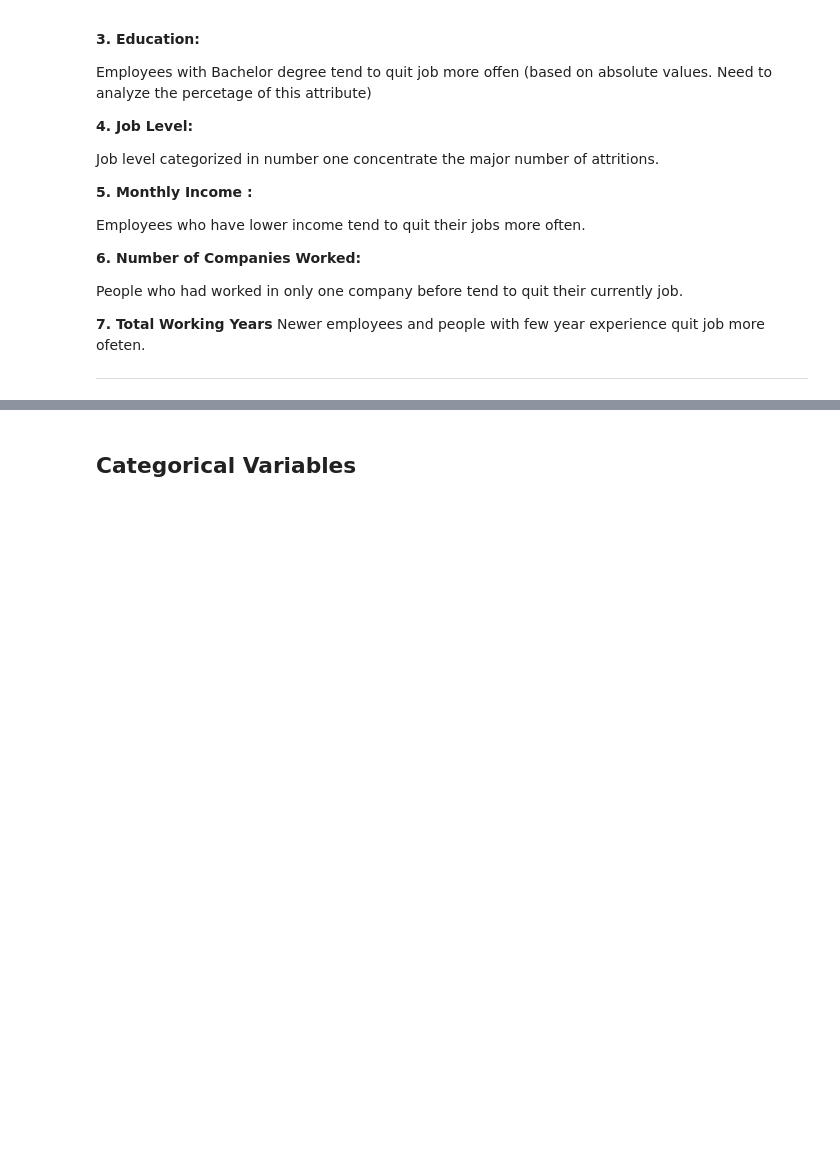
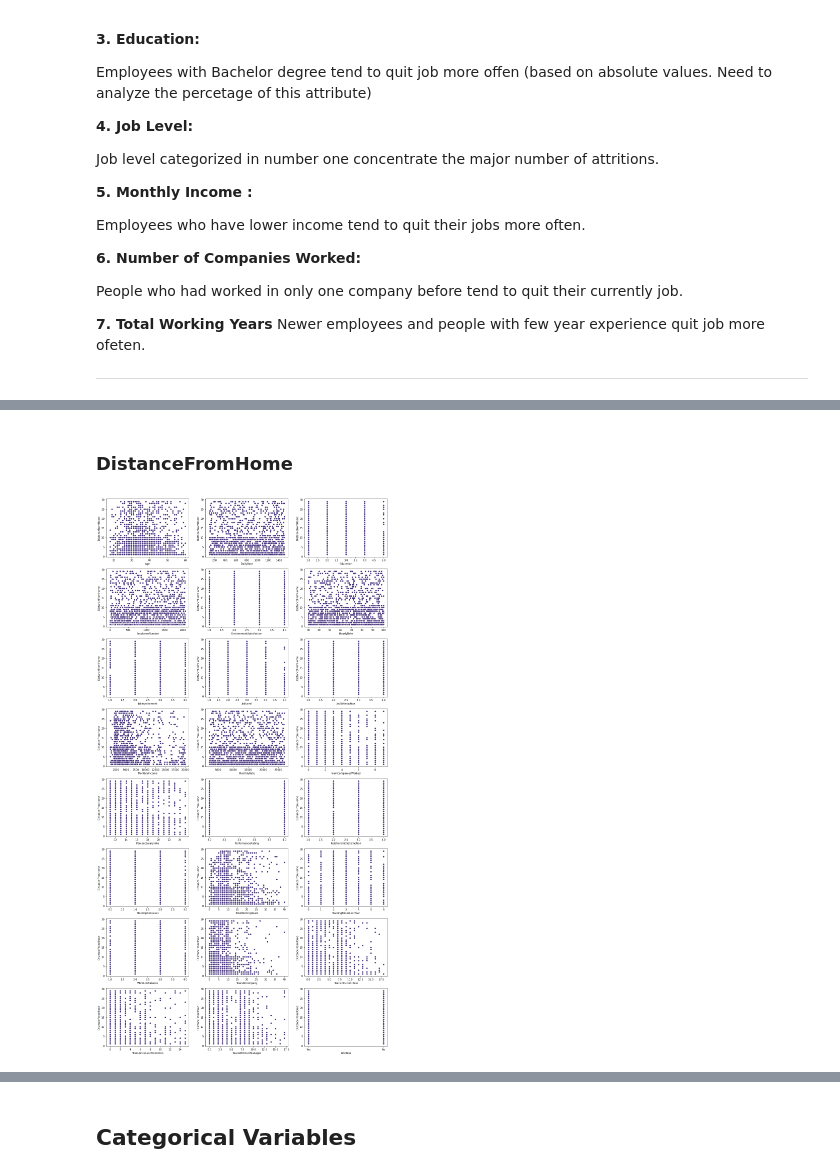
Before and after one commit to daianeklein/HR-Analytics, a Jupyter notebook: HR-Analytics.ipynb, the cells around one changed output, grey strips where cells are left out. Cells and saved outputs as stored; diff of their text form; code cells hidden in the pictures; blank space fills up the shorter version.

```diff
--- a/HR-Analytics.ipynb
+++ b/HR-Analytics.ipynb
@@ -239,0 +289,14 @@ Newer employees and people with few year experience quit job more ofeten.
+# %% [markdown]
+### DistanceFromHome
+# %%
+plt.figure(figsize = (20, 40))
+x = 1
+
+for d in num_variables:
+    if d != 'DistanceFromHome':
+        sns.set_palette('viridis')
+        plt.subplot(8, 3, x)
+        sns.scatterplot(data = num_variables, x = d, y = 'DistanceFromHome')
+        x += 1
+# %% [output]
+[figure, added]
```
Also changed, not shown: parts of 13 cells of this notebook.
